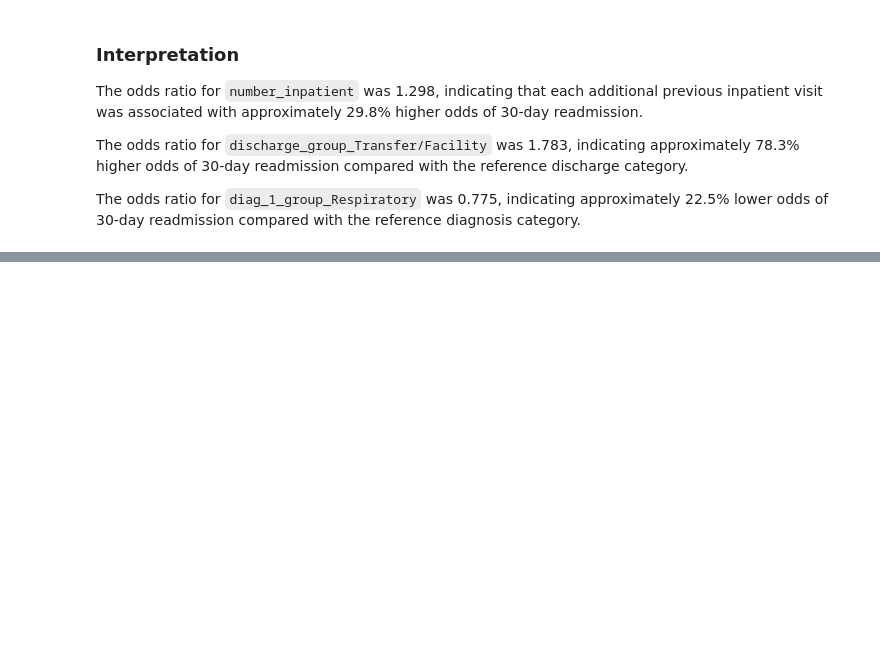
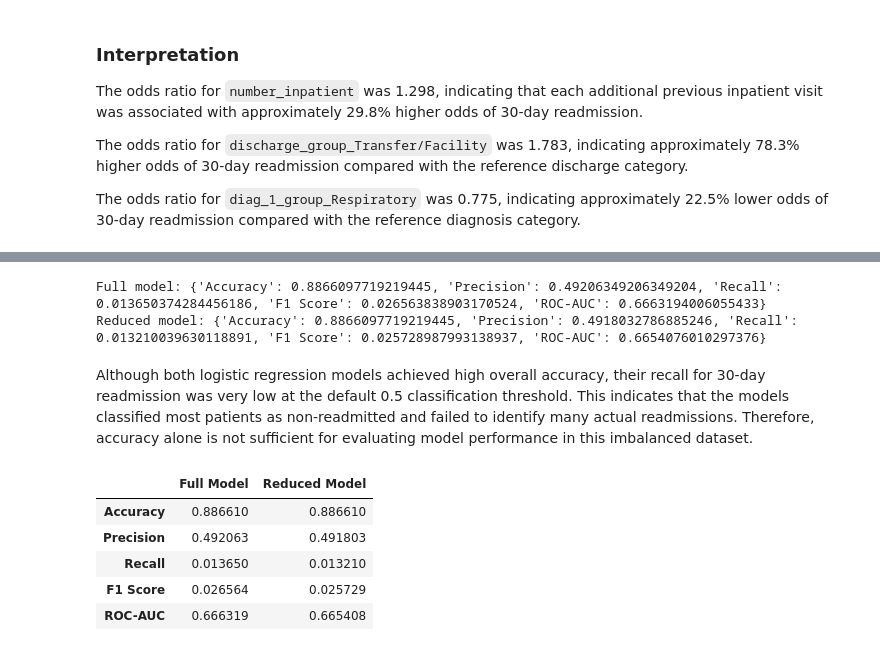
Before and after one commit to ashokaw/DA3014_Assignment3, a Jupyter notebook: 24ada006_Code.ipynb, the cells around one changed output, grey strips where cells are left out. Drawn from its saved outputs; the diff is of its cells as text; code cells hidden in the pictures; blank space fills up the shorter version.

```diff
--- a/24ada006_Code.ipynb
+++ b/24ada006_Code.ipynb
@@ -2227,0 +2393,46 @@ The odds ratio for `diag_1_group_Respiratory` was 0.775, indicating approximatel
+# %%
+from sklearn.metrics import (
+    accuracy_score,
+    precision_score,
+    recall_score,
+    f1_score,
+    roc_auc_score
+)
+
+full_metrics = {
+    "Accuracy": accuracy_score(y_test, full_pred),
+    "Precision": precision_score(y_test, full_pred),
+    "Recall": recall_score(y_test, full_pred),
+    "F1 Score": f1_score(y_test, full_pred),
+    "ROC-AUC": roc_auc_score(y_test, full_prob)
+}
+
+reduced_metrics = {
+    "Accuracy": accuracy_score(y_test, reduced_pred),
+    "Precision": precision_score(y_test, reduced_pred),
+    "Recall": recall_score(y_test, reduced_pred),
+    "F1 Score": f1_score(y_test, reduced_pred),
+    "ROC-AUC": roc_auc_score(y_test, reduced_prob)
+}
+
+print("Full model:", full_metrics)
+print("Reduced model:", reduced_metrics)
+# %% [output]
+Full model: {'Accuracy': 0.8866097719219445, 'Precision': 0.49206349206349204, 'Recall': 0.013650374284456186, 'F1 Score': 0.026563838903170524, 'ROC-AUC': 0.6663194006055433}
+Reduced model: {'Accuracy': 0.8866097719219445, 'Precision': 0.4918032786885246, 'Recall': 0.013210039630118891, 'F1 Score': 0.025728987993138937, 'ROC-AUC': 0.6654076010297376}
+# %% [markdown]
+Although both logistic regression models achieved high overall accuracy, their recall for 30-day readmission was very low at the default 0.5 classification threshold. This indicates that the models classified most patients as non-readmitted and failed to identify many actual readmissions. Therefore, accuracy alone is not sufficient for evaluating model performance in this imbalanced dataset.
+# %%
+comparison = pd.DataFrame({
+    "Full Model": full_metrics,
+    "Reduced Model": reduced_metrics
+})
+
+comparison
+# %% [output]
+|  | Full Model | Reduced Model |
+| Accuracy | 0.886610 | 0.886610 |
+| Precision | 0.492063 | 0.491803 |
+| Recall | 0.013650 | 0.013210 |
+| F1 Score | 0.026564 | 0.025729 |
+| ROC-AUC | 0.666319 | 0.665408 |
```
Also changed, not shown: parts of 63 cells of this notebook.
